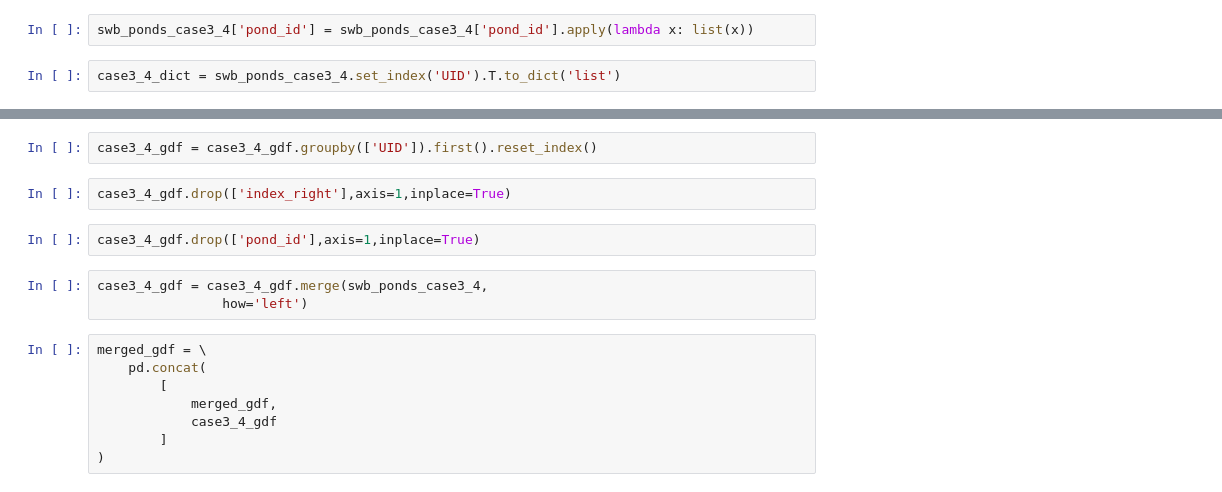
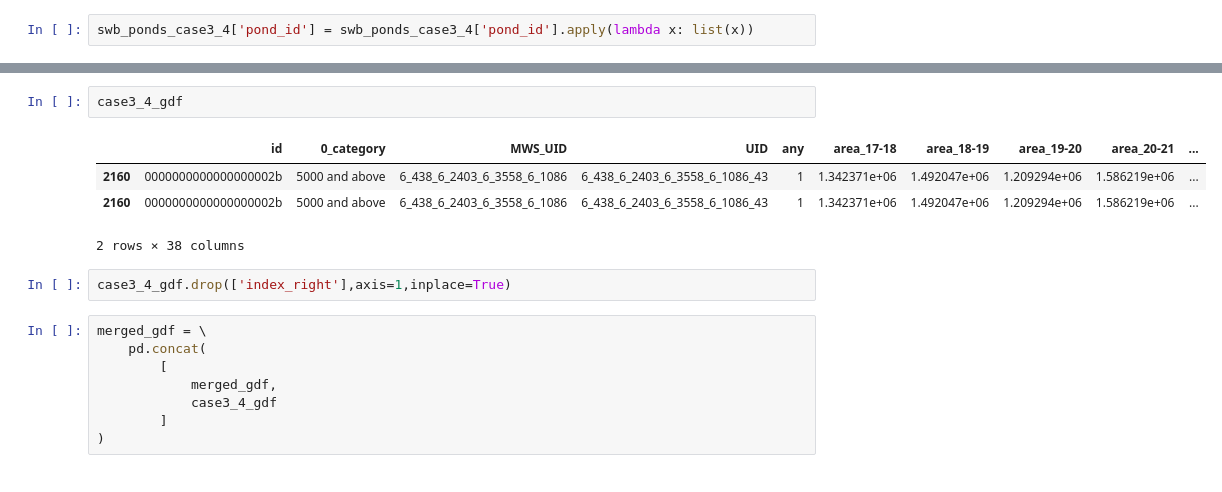
Before and after one commit to Nirzaree/ponds_and_wells_detection, a Jupyter notebook: final_merging_logic.ipynb, the cells around one changed output, grey strips where cells are left out. Cells and saved outputs as stored; diff of their text form.

```diff
--- a/final_merging_logic.ipynb
+++ b/final_merging_logic.ipynb
@@ -300,5 +357,3 @@ swb_ponds_case3_4
 # %%
 swb_ponds_case3_4['pond_id'] = swb_ponds_case3_4['pond_id'].apply(lambda x: list(x))
-# %%
-case3_4_dict = swb_ponds_case3_4.set_index('UID').T.to_dict('list')
 # %%
@@ -337,12 +380,12 @@ Keep only 1 row per SWB
-# %%
-case3_4_gdf = case3_4_gdf.groupby(['UID']).first().reset_index()
+# %%
+case3_4_gdf
+# %% [output]
+|  | id | 0_category | MWS_UID | UID | any | area_17-18 | area_18-19 | area_19-20 | area_20-21 | ... |
+| 2160 | 0000000000000000002b | 5000 and above | 6_438_6_2403_6_3558_6_1086 | 6_438_6_2403_6_3558_6_1086_43 | 1 | 1.342371e+06 | 1.492047e+06 | 1.209294e+06 | 1.586219e+06 | ... |
+| 2160 | 0000000000000000002b | 5000 and above | 6_438_6_2403_6_3558_6_1086 | 6_438_6_2403_6_3558_6_1086_43 | 1 | 1.342371e+06 | 1.492047e+06 | 1.209294e+06 | 1.586219e+06 | ... |
+2 rows × 38 columns
 # %%
 case3_4_gdf.drop(['index_right'],axis=1,inplace=True)
-# %%
-case3_4_gdf.drop(['pond_id'],axis=1,inplace=True)
-# %%
-case3_4_gdf = case3_4_gdf.merge(swb_ponds_case3_4,
-                how='left')
 # %%
 merged_gdf = \
     pd.concat(
```
Also changed, not shown: parts of 36 cells of this notebook.
